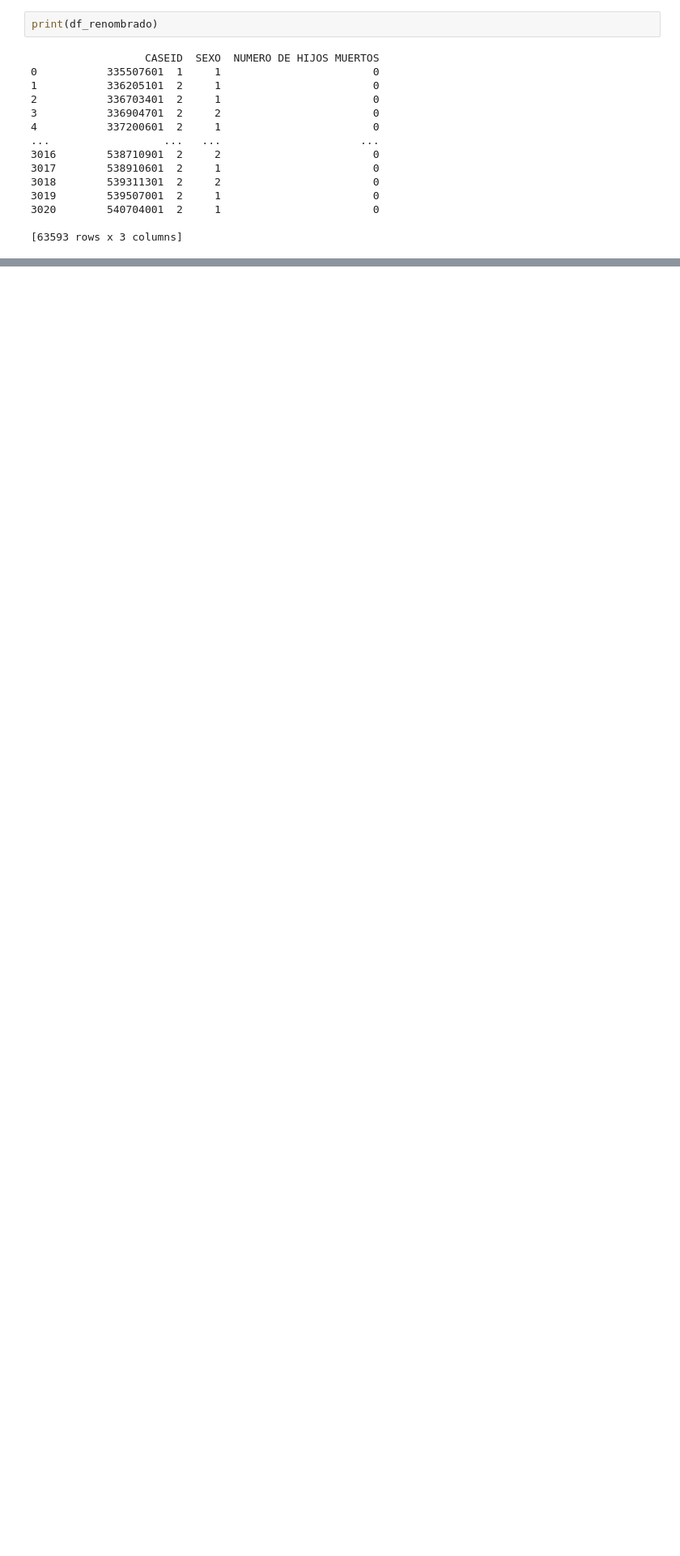
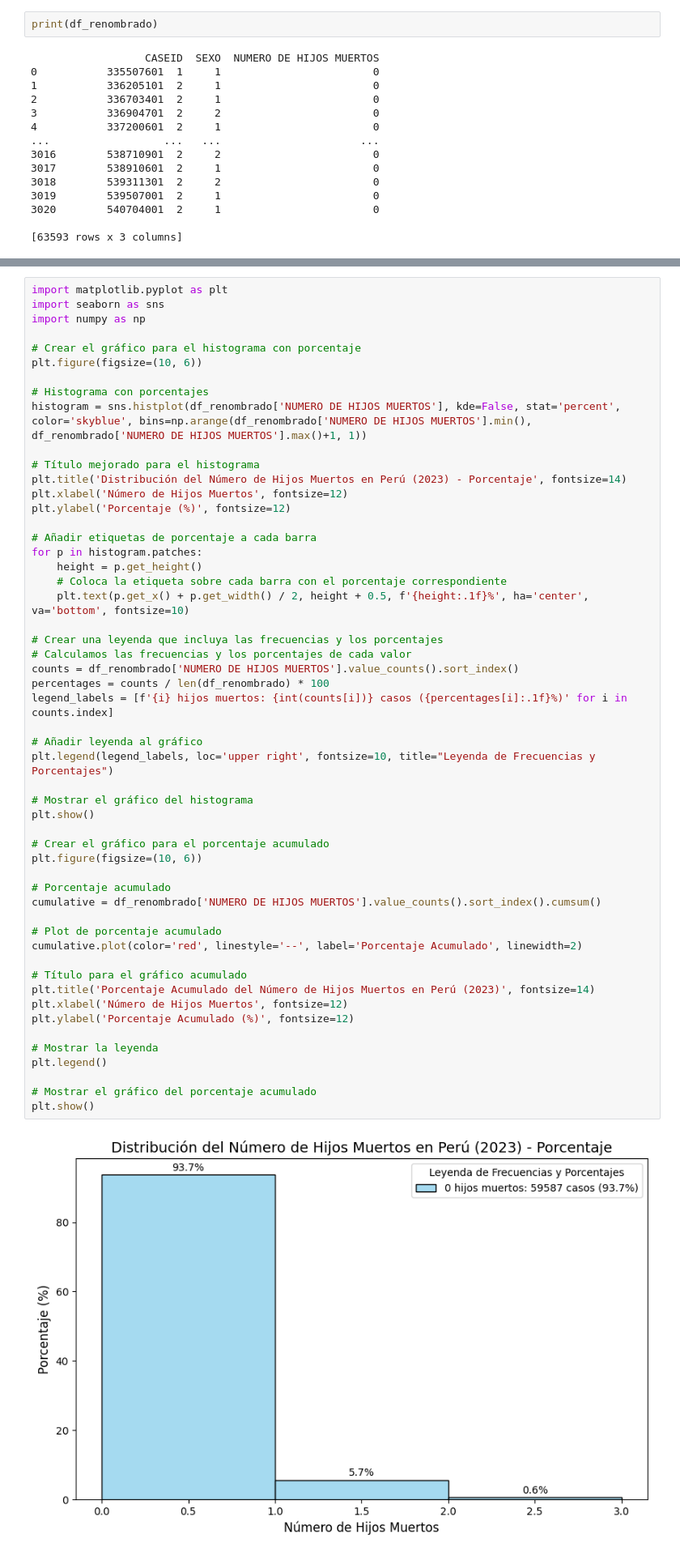
Before and after one commit to kair069/Analisis_de_Datos_Join, a Jupyter notebook: clase002.ipynb, the cells around one changed output, grey strips where cells are left out. Shown: that part at 81% size. Cells and saved outputs as stored; diff of their text form; blank space fills up the shorter version.

```diff
--- a/clase002.ipynb
+++ b/clase002.ipynb
@@ -186,3 +186,58 @@ plt.legend(title='Sexo', labels=['Masculino (1)', 'Femenino (2)'])
 plt.show()
 # %% [output]
 [figure]
+# %%
+import matplotlib.pyplot as plt
+import seaborn as sns
+import numpy as np
+
+# Crear el gráfico para el histograma con porcentaje
+plt.figure(figsize=(10, 6))
+
+# Histograma con porcentajes
+histogram = sns.histplot(df_renombrado['NUMERO DE HIJOS MUERTOS'], kde=False, stat='percent', color='skyblue', bins=np.arange(df_renombrado['NUMERO DE HIJOS MUERTOS'].min(), df_renombrado['NUMERO DE HIJOS MUERTOS'].max()+1, 1))
+
+# Título mejorado para el histograma
+plt.title('Distribución del Número de Hijos Muertos en Perú (2023) - Porcentaje', fontsize=14)
+plt.xlabel('Número de Hijos Muertos', fontsize=12)
+plt.ylabel('Porcentaje (%)', fontsize=12)
+
+# Añadir etiquetas de porcentaje a cada barra
+for p in histogram.patches:
+    height = p.get_height()
+    # Coloca la etiqueta sobre cada barra con el porcentaje correspondiente
+    plt.text(p.get_x() + p.get_width() / 2, height + 0.5, f'{height:.1f}%', ha='center', va='bottom', fontsize=10)
+
+# Crear una leyenda que incluya las frecuencias y los porcentajes
+# Calculamos las frecuencias y los porcentajes de cada valor
+counts = df_renombrado['NUMERO DE HIJOS MUERTOS'].value_counts().sort_index()
+percentages = counts / len(df_renombrado) * 100
+legend_labels = [f'{i} hijos muertos: {int(counts[i])} casos ({percentages[i]:.1f}%)' for i in counts.index]
+
+# Añadir leyenda al gráfico
+plt.legend(legend_labels, loc='upper right', fontsize=10, title="Leyenda de Frecuencias y Porcentajes")
+
+# Mostrar el gráfico del histograma
+plt.show()
+
+# Crear el gráfico para el porcentaje acumulado
+plt.figure(figsize=(10, 6))
+
+# Porcentaje acumulado
+cumulative = df_renombrado['NUMERO DE HIJOS MUERTOS'].value_counts().sort_index().cumsum()
+
+# Plot de porcentaje acumulado
+cumulative.plot(color='red', linestyle='--', label='Porcentaje Acumulado', linewidth=2)
+
+# Título para el gráfico acumulado
+plt.title('Porcentaje Acumulado del Número de Hijos Muertos en Perú (2023)', fontsize=14)
+plt.xlabel('Número de Hijos Muertos', fontsize=12)
+plt.ylabel('Porcentaje Acumulado (%)', fontsize=12)
+
+# Mostrar la leyenda
+plt.legend()
+
+# Mostrar el gráfico del porcentaje acumulado
+plt.show()
+# %% [output]
+[figure, added]
```
Also changed, not shown: parts of 2 cells of this notebook, 1 other file.
